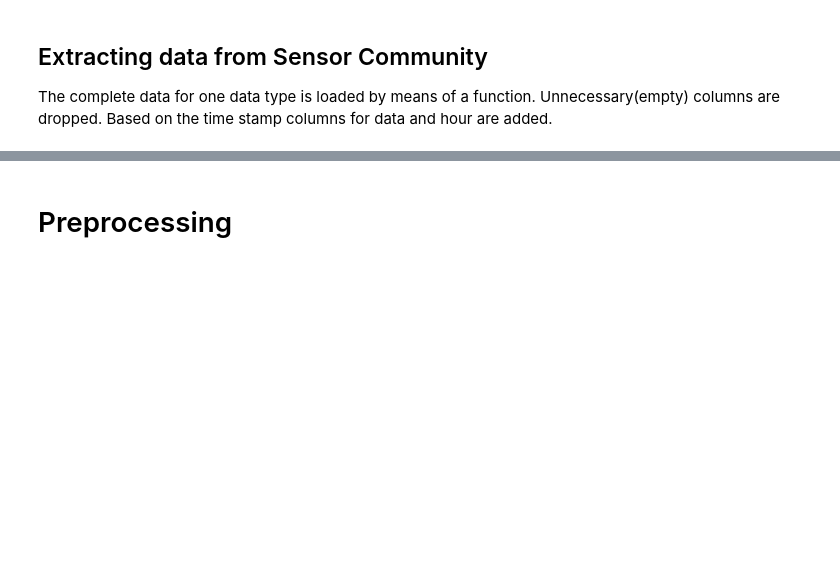
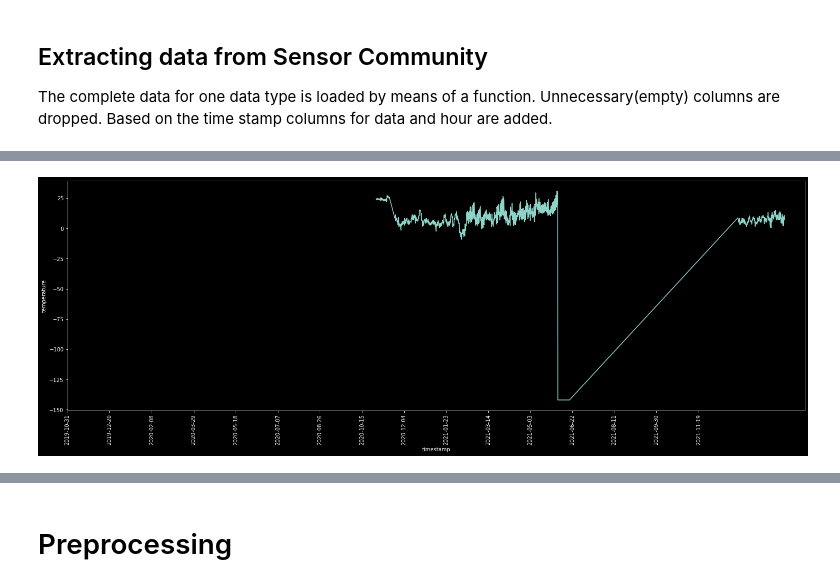
Before and after one commit to j-herbig/air-pollution, a Jupyter notebook: notebooks/data_merging.ipynb, the cells around one changed output, grey strips where cells are left out. Saved outputs shown, nothing was run; the diff lists cells and outputs as text; code cells hidden in the pictures; blank space fills up the shorter version.

```diff
--- a/notebooks/data_merging.ipynb
+++ b/notebooks/data_merging.ipynb
@@ -118,7 +180,8 @@ plt.ylim(-2, 50);
 # %%
-# Plot
-plt.figure(figsize=(25, 15))
-ax = sns.lineplot(data=df_sds.query("lat==50.132 and lon==8.626")[::100], x='date_hour', y='P1')
-ax = sns.lineplot(data=df_sds.query("lat==50.132 and lon==8.626")[::100], x='date_hour', y='P2')
-plt.xticks(range(1, 4000, 100),rotation=90)
-plt.ylim(-2, 2000);
+# Plot sensor data with the most 0-values
+plt.figure(figsize=(25, 8))
+ax = sns.lineplot(data=df_bmp280.query("lat==50.058	 and lon==8.688")[::100], x='timestamp', y='temperature')
+plt.xticks(range(18200, 19000, 50),rotation=90);
+#plt.ylim(60000, 103000);
+# %% [output]
+[figure, added]
```
Also changed, not shown: parts of 19 cells of this notebook.
